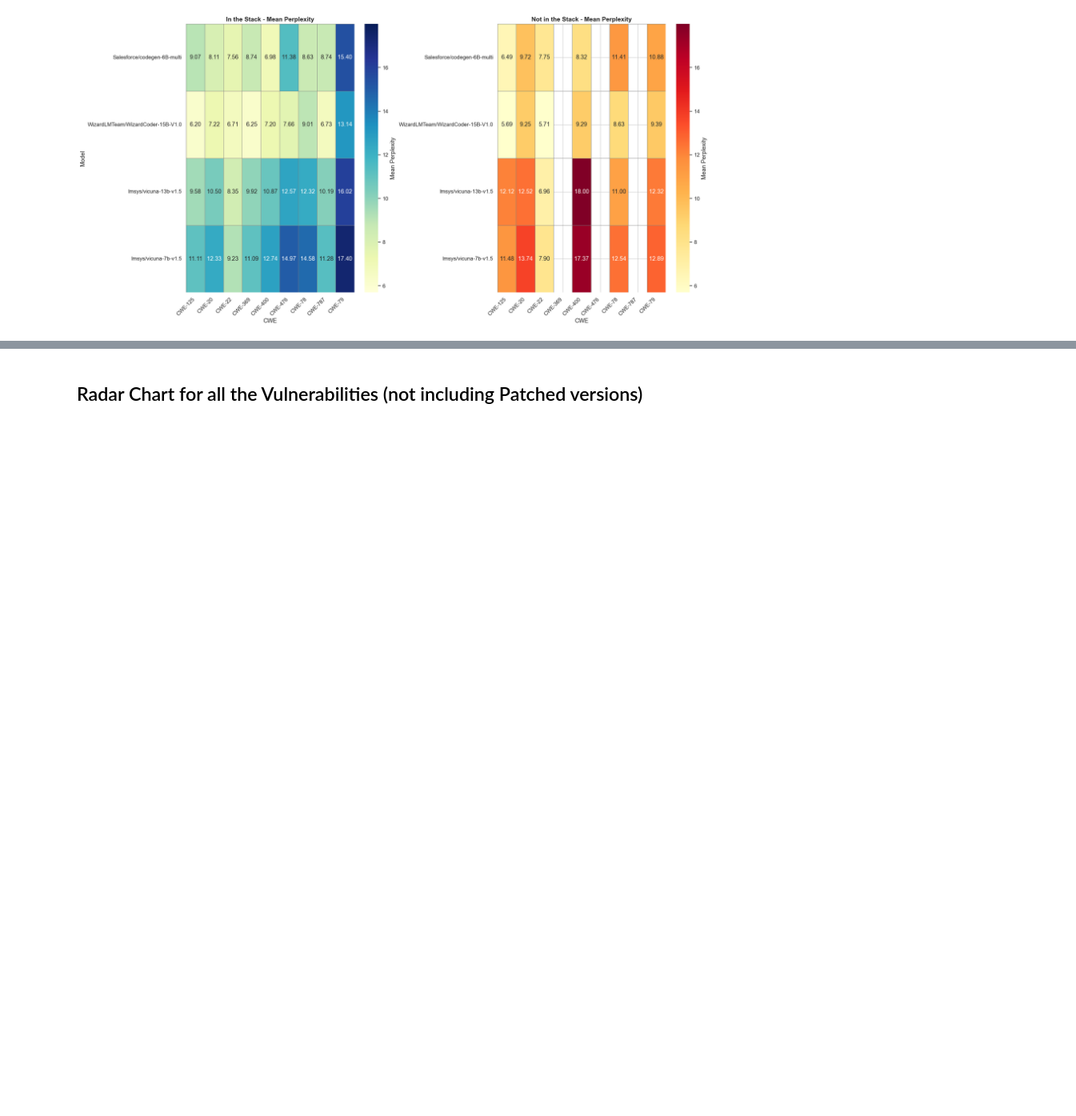
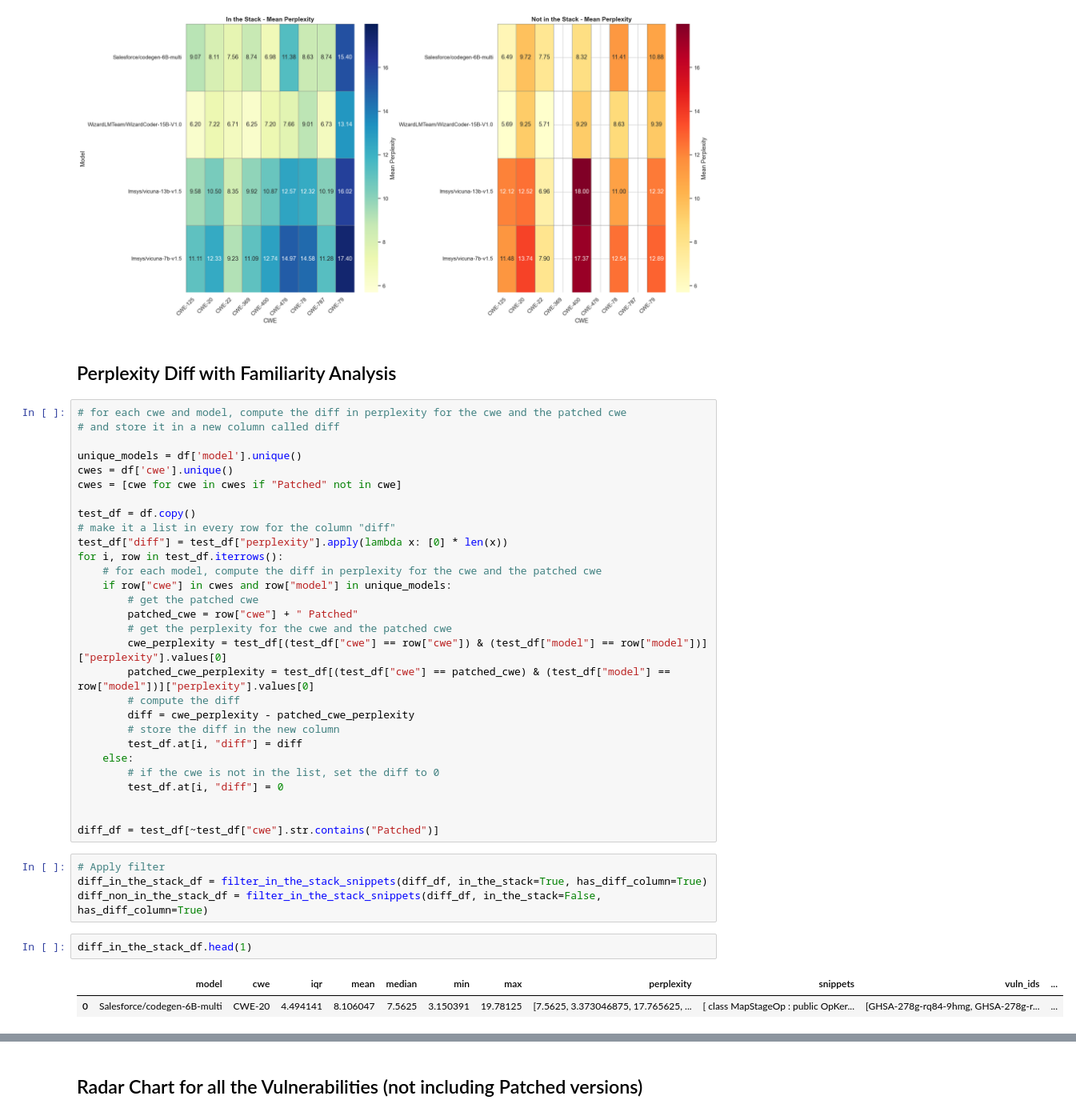
Before and after one commit to rufimelo99/lm-insecure-bias, a Jupyter notebook: sec_aware_cl/perplexity/perplexity.ipynb, the cells around one changed output, grey strips where cells are left out. Shown at 80% size. Cells and saved outputs as stored; diff of their text form; blank space fills up the shorter version.

```diff
--- a/sec_aware_cl/perplexity/perplexity.ipynb
+++ b/sec_aware_cl/perplexity/perplexity.ipynb
@@ -875,3 +871,43 @@ plt.tight_layout()
 plt.show()
 # %% [output]
 [figure]
+# %% [markdown]
+## Perplexity Diff with Familiarity Analysis
+# %%
+# for each cwe and model, compute the diff in perplexity for the cwe and the patched cwe
+# and store it in a new column called diff
+
+unique_models = df['model'].unique()
+cwes = df['cwe'].unique()
+cwes = [cwe for cwe in cwes if "Patched" not in cwe]
+
+test_df = df.copy()
+# make it a list in every row for the column "diff"
+test_df["diff"] = test_df["perplexity"].apply(lambda x: [0] * len(x))
+for i, row in test_df.iterrows():
+    # for each model, compute the diff in perplexity for the cwe and the patched cwe
+    if row["cwe"] in cwes and row["model"] in unique_models:
+        # get the patched cwe
+        patched_cwe = row["cwe"] + " Patched"
+        # get the perplexity for the cwe and the patched cwe
+        cwe_perplexity = test_df[(test_df["cwe"] == row["cwe"]) & (test_df["model"] == row["model"])]["perplexity"].values[0]
+        patched_cwe_perplexity = test_df[(test_df["cwe"] == patched_cwe) & (test_df["model"] == row["model"])]["perplexity"].values[0]
+        # compute the diff
+        diff = cwe_perplexity - patched_cwe_perplexity
+        # store the diff in the new column
+        test_df.at[i, "diff"] = diff
+    else:
+        # if the cwe is not in the list, set the diff to 0
+        test_df.at[i, "diff"] = 0
+
+
+diff_df = test_df[~test_df["cwe"].str.contains("Patched")]
+# %%
+# Apply filter
+diff_in_the_stack_df = filter_in_the_stack_snippets(diff_df, in_the_stack=True, has_diff_column=True)
+diff_non_in_the_stack_df = filter_in_the_stack_snippets(diff_df, in_the_stack=False, has_diff_column=True)
+# %%
+diff_in_the_stack_df.head(1)
+# %% [output]
+|  | model | cwe | iqr | mean | median | min | max | perplexity | snippets | vuln_ids | ... |
+| 0 | Salesforce/codegen-6B-multi | CWE-20 | 4.494141 | 8.106047 | 7.5625 | 3.150391 | 19.78125 | [7.5625, 3.373046875, 17.765625, ... | [ class MapStageOp : public OpKer... | [GHSA-278g-rq84-9hmg, GHSA-278g-r... | ... |
```
Also changed, not shown: parts of 4 cells of this notebook.
